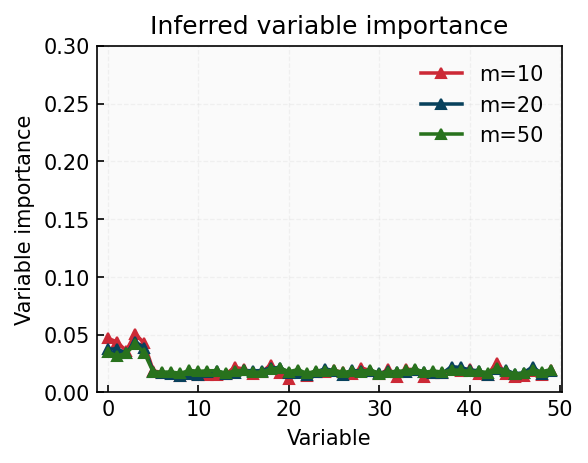
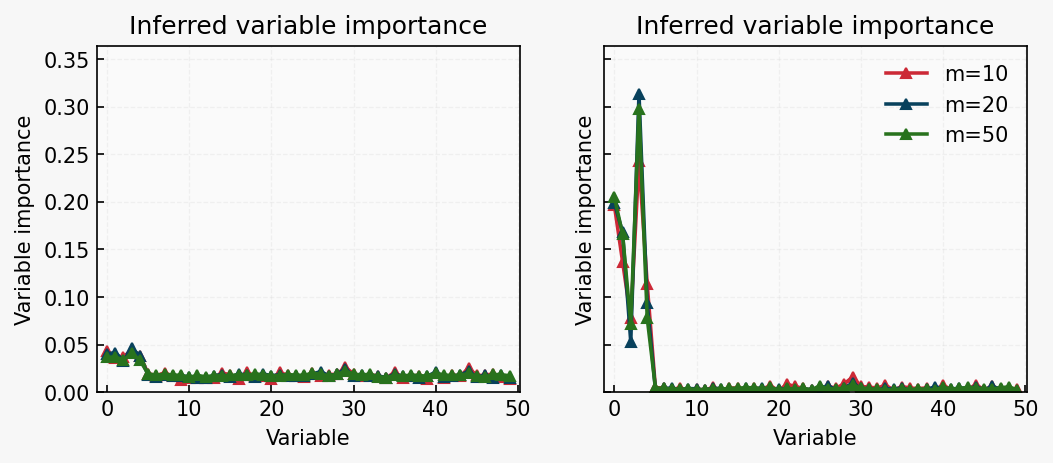
Code edit (unified diff) that turned the first committed figure into the second:
--- before
+++ after
@@ -1,12 +1,20 @@
-fig, ax = plt.subplots(figsize=(4,3), dpi=150)
+fig, axes = plt.subplots(1, 2, figsize=(8,3), dpi=150, sharey=True)
 
-ax.plot(variable_importance_10, marker='^', label="m=10")
-ax.plot(variable_importance_20, marker='^', label="m=20")
-ax.plot(variable_importance_50, marker='^', label="m=50")
+max_raw = 0.0
+max_logml = 0.0
 
-ax.set_ylim(0.0, 0.3)
-ax.set_title("Inferred variable importance")
-ax.set_xlabel("Variable")
-ax.set_ylabel("Variable importance")
+for m, model in models.items():
+    raw_vi = model.variable_inclusion("raw")
+    max_raw = max(max_raw, raw_vi.max())
+    logml_vi = model.variable_inclusion("logml")
+    max_logml = max(max_logml,logml_vi.max())
+    axes[0].plot(raw_vi, marker='^', label=f"m={m}")
+    axes[1].plot(logml_vi, marker='^', label=f"m={m}")
+
+axes[0].set_ylim(0.0, max(max_raw, max_logml) + 0.05)
+for ax in axes:
+    ax.set_title("Inferred variable importance")
+    ax.set_xlabel("Variable")
+    ax.set_ylabel("Variable importance")
 
 plt.legend()

Commit: Update basic_regression_example